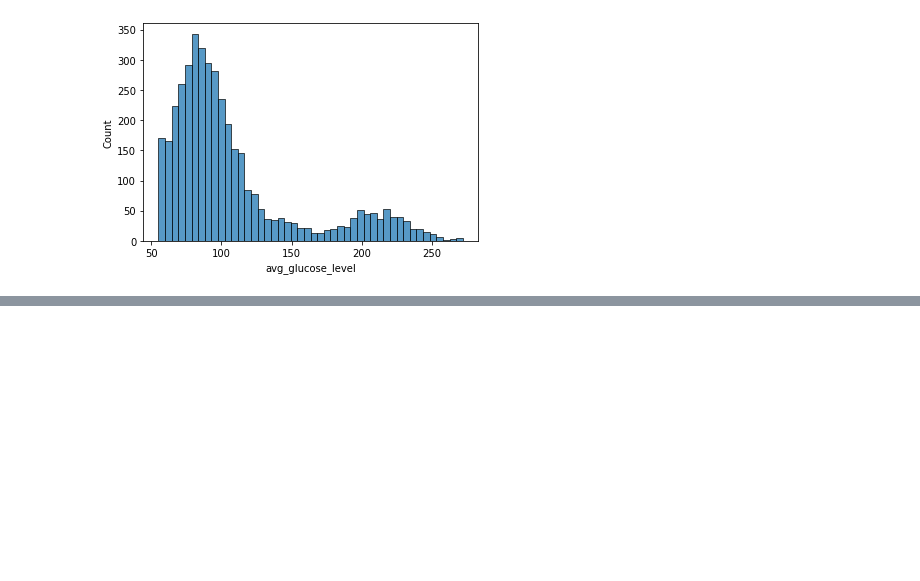
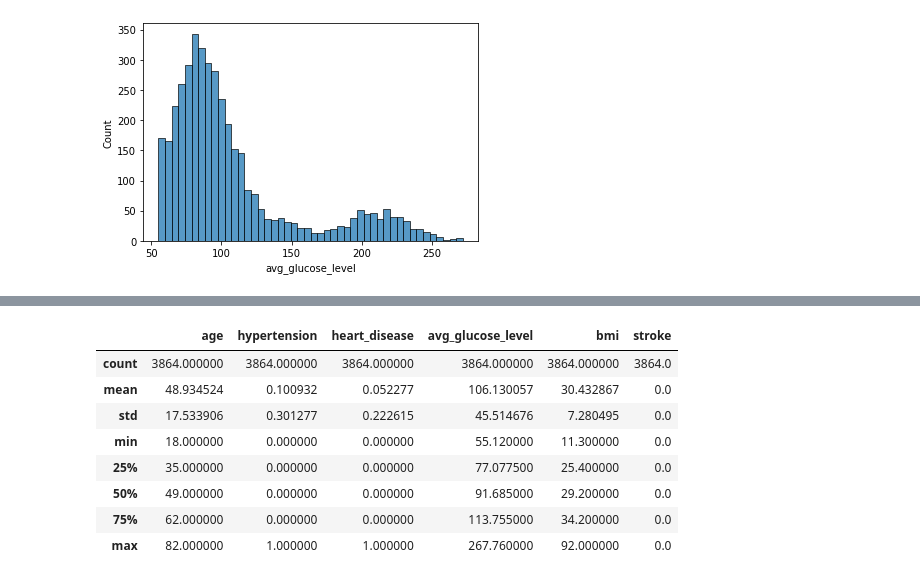
Before and after one commit to s-suhrob/stroke-prediction, a Jupyter notebook: EDA/EDA_Stroke_dataset.ipynb, the cells around one changed output, grey strips where cells are left out. Cells and saved outputs as stored; diff of their text form; code cells hidden in the pictures; blank space fills up the shorter version.

```diff
--- a/EDA/EDA_Stroke_dataset.ipynb
+++ b/EDA/EDA_Stroke_dataset.ipynb
@@ -509,0 +544,15 @@ stroke_avg_glu =  stroke_dataset[stroke_dataset['stroke'] == 1]
+# %%
+not_stroke_bmi = stroke_dataset[stroke_dataset['stroke'] == 0]
+stroke_bmi =  stroke_dataset[stroke_dataset['stroke'] == 1]
+# %%
+not_stroke_bmi.describe()
+# %% [output]
+|  | age | hypertension | heart_disease | avg_glucose_level | bmi | stroke |
+| count | 3864.000000 | 3864.000000 | 3864.000000 | 3864.000000 | 3864.000000 | 3864.0 |
+| mean | 48.934524 | 0.100932 | 0.052277 | 106.130057 | 30.432867 | 0.0 |
+| std | 17.533906 | 0.301277 | 0.222615 | 45.514676 | 7.280495 | 0.0 |
+| min | 18.000000 | 0.000000 | 0.000000 | 55.120000 | 11.300000 | 0.0 |
+| 25% | 35.000000 | 0.000000 | 0.000000 | 77.077500 | 25.400000 | 0.0 |
+| 50% | 49.000000 | 0.000000 | 0.000000 | 91.685000 | 29.200000 | 0.0 |
+| 75% | 62.000000 | 0.000000 | 0.000000 | 113.755000 | 34.200000 | 0.0 |
+| max | 82.000000 | 1.000000 | 1.000000 | 267.760000 | 92.000000 | 0.0 |
```
Also changed, not shown: parts of 27 cells of this notebook, 2 other files.
